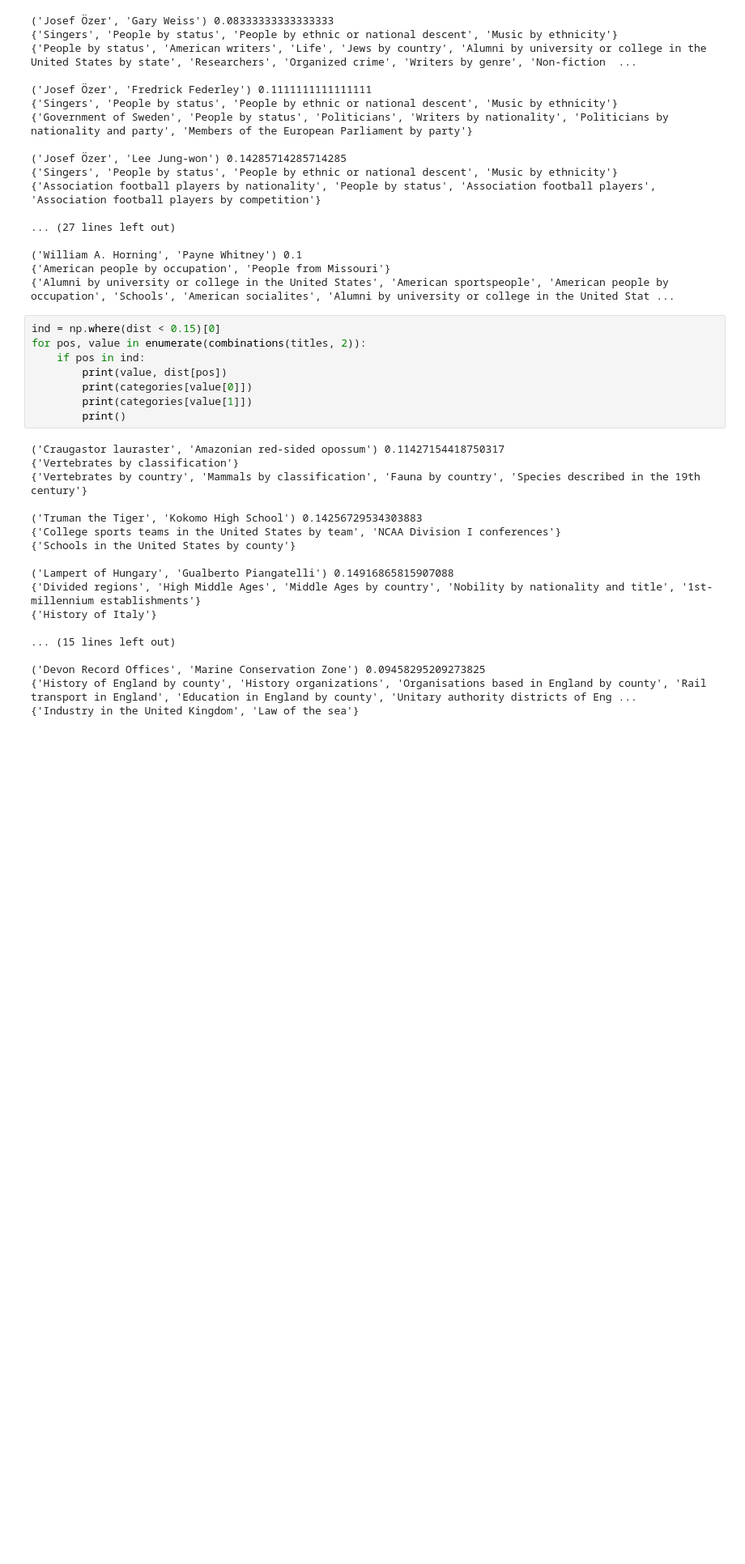
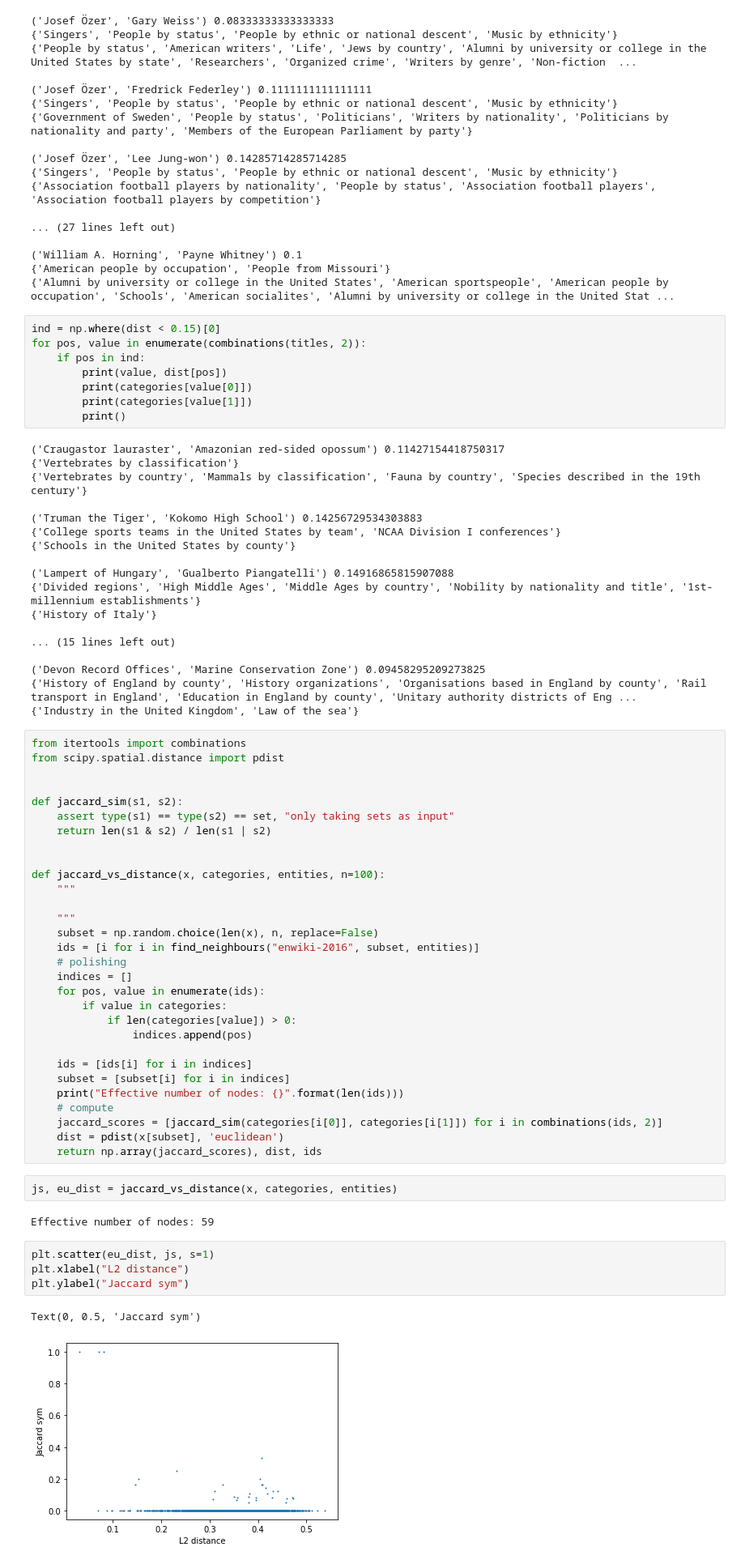
Before and after one commit to Nicolaus93/biggraph, a Jupyter notebook: jupyter/enwiki-2016.ipynb, the cells around one changed output. Shown at 81% size. Cells and saved outputs as stored; diff of their text form; blank space fills up the shorter version.

```diff
--- a/jupyter/enwiki-2016.ipynb
+++ b/jupyter/enwiki-2016.ipynb
@@ -294,3 +294,44 @@ for pos, value in enumerate(combinations(titles, 2)):
 ('Devon Record Offices', 'Marine Conservation Zone') 0.09458295209273825
 {'History of England by county', 'History organizations', 'Organisations based in England by county', 'Rail transport in England', 'Education in England by county', 'Unitary authority districts of Eng ...
 {'Industry in the United Kingdom', 'Law of the sea'}
+# %%
+from itertools import combinations
+from scipy.spatial.distance import pdist
+
+
+def jaccard_sim(s1, s2):
+    assert type(s1) == type(s2) == set, "only taking sets as input"
+    return len(s1 & s2) / len(s1 | s2)
+
+
+def jaccard_vs_distance(x, categories, entities, n=100):
+    """
+
+    """
+    subset = np.random.choice(len(x), n, replace=False)
+    ids = [i for i in find_neighbours("enwiki-2016", subset, entities)]
+    # polishing
+    indices = []
+    for pos, value in enumerate(ids):
+        if value in categories:
+            if len(categories[value]) > 0:
+                indices.append(pos)
+
+    ids = [ids[i] for i in indices]
+    subset = [subset[i] for i in indices]
+    print("Effective number of nodes: {}".format(len(ids)))
+    # compute
+    jaccard_scores = [jaccard_sim(categories[i[0]], categories[i[1]]) for i in combinations(ids, 2)]
+    dist = pdist(x[subset], 'euclidean')
+    return np.array(jaccard_scores), dist, ids
+# %%
+js, eu_dist = jaccard_vs_distance(x, categories, entities)
+# %% [output]
+Effective number of nodes: 59
+# %%
+plt.scatter(eu_dist, js, s=1)
+plt.xlabel("L2 distance")
+plt.ylabel("Jaccard sym")
+# %% [output]
+Text(0, 0.5, 'Jaccard sym')
+[figure, added]
```
Also changed, not shown: parts of 6 cells of this notebook.
